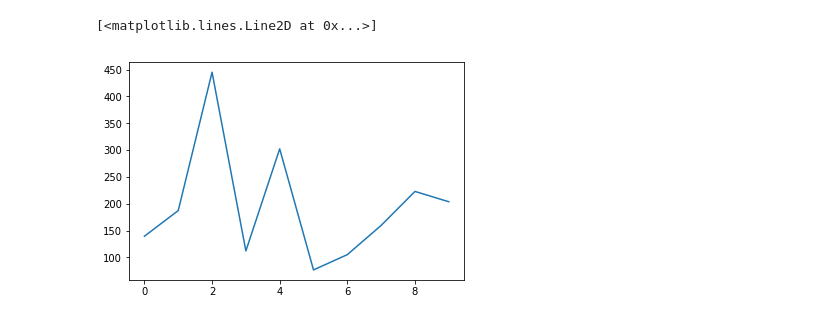
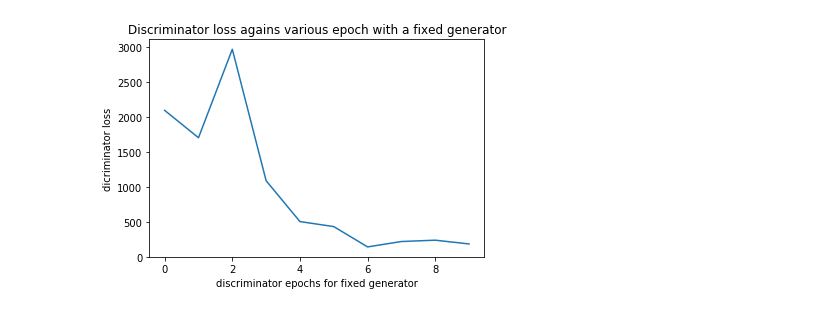
Before and after one commit to kantologist/DetectGAN, a Jupyter notebook: gandet.ipynb, the cells around one changed output. Drawn from its saved outputs; the diff is of its cells as text; code cells hidden in the pictures.

Commit message:
added result plots

```diff
--- a/gandet.ipynb
+++ b/gandet.ipynb
@@ -166,10 +166,10 @@ class GAN2(nn.Module):
         return self.gen_img, self.disc_gen, self.disc_gen_det, self.disc_real
 
 class GAN3(nn.Module):
-    def __init__(self, disc_epoch, gen_epoch):
+    def __init__(self, disc_epoch, gen_epoch, disc_gan, gen_gan):
         super().__init__()
-        gan1 = torch.load("gan1/models/gan%d.pt" %gen_epoch)
-        gan2 = torch.load("gan2/models/gan%d.pt" %disc_epoch)
+        gan1 = torch.load("gan%d/models/gan%d.pt" %(gen_gan, gen_epoch))
+        gan2 = torch.load("gan%d/models/gan%d.pt" %(disc_gan, disc_epoch))
         self.generator = gan1.generator.to(device)
         self.discriminator = gan2.discriminator.to(device)
 
@@ -215,5 +215,5 @@ gan1 = GAN1()
 optimizer_g = torch.optim.Adam(gan1.generator.parameters(), lr=lr)
 optimizer_d = torch.optim.Adam(gan1.discriminator.parameters(), lr=lr)
 
-for i in range(100):
-    run_gan(dataloader, gan1, optimizer_g, optimizer_d, i, 1)
+for i in range(500):
+    run_gan(dataloader, gan1, optimizer_g, optimizer_d, i, 3)
@@ -222,5 +241,5 @@ gan2 = GAN2()
 optimizer_g = torch.optim.Adam(gan2.generator.parameters(), lr=lr)
 optimizer_d = torch.optim.Adam(gan2.discriminator.parameters(), lr=lr)
 
-for i in range(100):
-    run_gan(dataloader, gan2, optimizer_g, optimizer_d, i, 2)
+for i in range(500):
+    run_gan(dataloader, gan2, optimizer_g, optimizer_d, i, 4)
@@ -243,7 +281,7 @@ def eval_gan(loader, gan):
 g_losses = []
 d_losses = []
 for i in range(0, 100, 10):
-    gan3 = GAN3(disc_epoch=i, gen_epoch=90)
+    gan3 = GAN3(disc_epoch=i, gen_epoch=90,disc_gan=1, gen_gan=2)
     g_loss, d_loss = eval_gan(dataloader, gan3)
     g_losses.append(g_loss)
     d_losses.append(d_loss)
@@ -255,5 +288,11 @@ plt.plot(d_losses)
-# %%
-plt.plot(g_losses)
-# %% [output]
-[<matplotlib.lines.Line2D at 0x...>]
-[figure, removed]
+# %%
+fig, ax = plt.subplots( nrows=1, ncols=1 )
+ax.plot(d_losses)
+plt.ylabel("dicriminator loss")
+plt.xlabel("discriminator epochs for fixed generator")
+plt.title("Discriminator loss agains various epoch with a fixed generator")
+plt.show()
+fig.savefig('disc_loss_fixed_gen.png')
+plt.close(fig)
+# %% [output]
+[figure, added]
```
Also changed, not shown: parts of 9 cells of this notebook, 5 other files.
